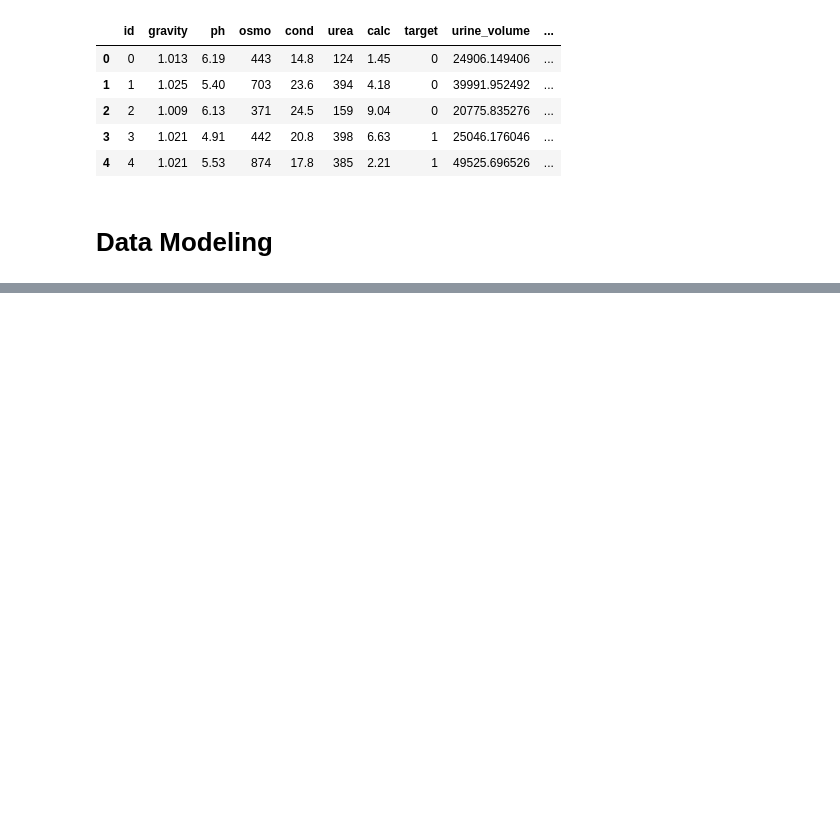
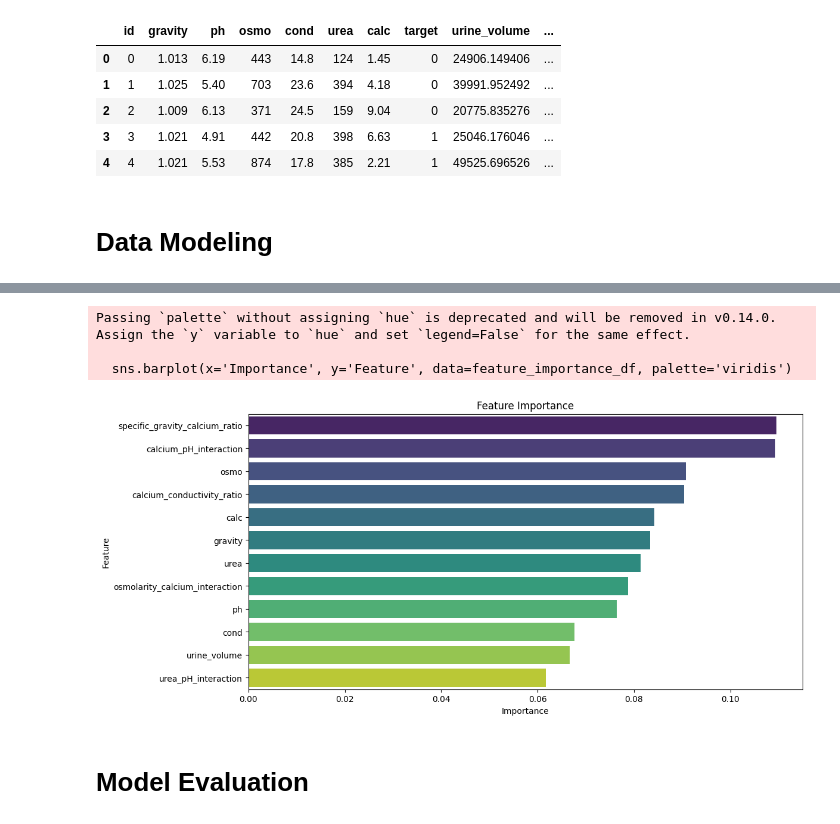
Before and after one commit to FirmanHasibuan14/kidney-stone-prediction, a Jupyter notebook: ML/Notebook/notebook.ipynb, the cells around one changed output, grey strips where cells are left out. Cells and saved outputs as stored; diff of their text form; code cells hidden in the pictures; blank space fills up the shorter version.

Commit message:
feat: add initial data modeling with train-test split and cross-validation

```diff
--- a/ML/Notebook/notebook.ipynb
+++ b/ML/Notebook/notebook.ipynb
@@ -208,0 +242,17 @@ df_train.head()
+# %%
+def objective_xgb(trial):
+    xgb_params = {
+        'learning_rate': trial.suggest_float('learning_rate', 0.01, 1.0),
+        'eval_metric': 'error',
+        'verbosity': 0,
+        'n_jobs': -1
+    }
+
+    model = xgb.XGBClassifier(**xgb_params)
+    scores = crossval(model, X, y)
+    return np.mean(scores)
+
+study = optuna.create_study(direction='maximize')
+study.optimize(objective_xgb, n_trials=10)
+
+best_learning_rate = study.best_params['learning_rate']
@@ -208,0 +426,16 @@ df_train.head()
+# %%
+final_XGB_params = {
+    'max_depth': best_params['max_depth'],
+    'learning_rate': best_learning_rate,
+    'n_estimators': best_params['n_estimators'],
+    'min_child_weight': best_params['min_child_weight'],
+    'colsample_bytree': best_params['colsample_bytree'],
+    'subsample': best_params['subsample'],
+    'eval_metric': 'auc',
+    'random_state': 42,
+    'verbosity': 2,
+    'n_jobs': -1
+}
+
+final_model = xgb.XGBClassifier(**final_XGB_params)
+scores = crossval(model=final_model, X=X, y=y)
@@ -208,0 +460,19 @@ df_train.head()
+# %%
+feature_importance = final_model.feature_importances_
+
+feature_importance_df = pd.DataFrame({'Feature': X.columns, 'Importance': feature_importance})
+feature_importance_df = feature_importance_df.sort_values(by='Importance', ascending=False)
+
+plt.figure(figsize=(12, 6))
+sns.barplot(x='Importance', y='Feature', data=feature_importance_df, palette='viridis')
+plt.title('Feature Importance')
+plt.xlabel('Importance')
+plt.ylabel('Feature')
+plt.show()
+# %% [output]
+Passing `palette` without assigning `hue` is deprecated and will be removed in v0.14.0. Assign the `y` variable to `hue` and set `legend=False` for the same effect.
+
+  sns.barplot(x='Importance', y='Feature', data=feature_importance_df, palette='viridis')
+[figure, added]
+# %% [markdown]
+# Model Evaluation
```
Also changed, not shown: parts of 9 cells of this notebook.
